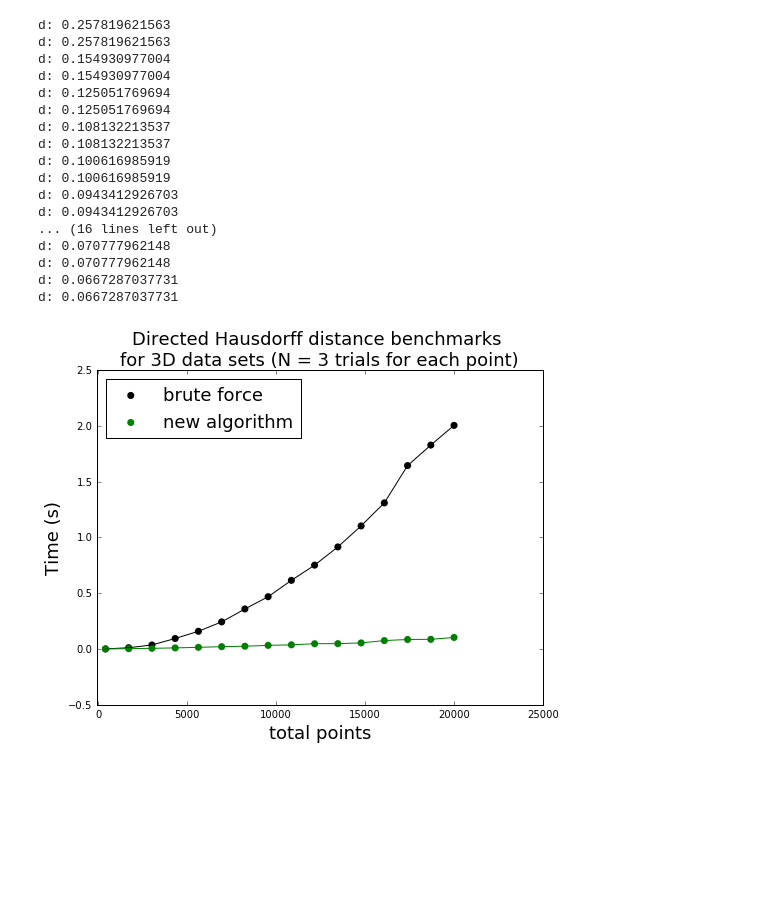
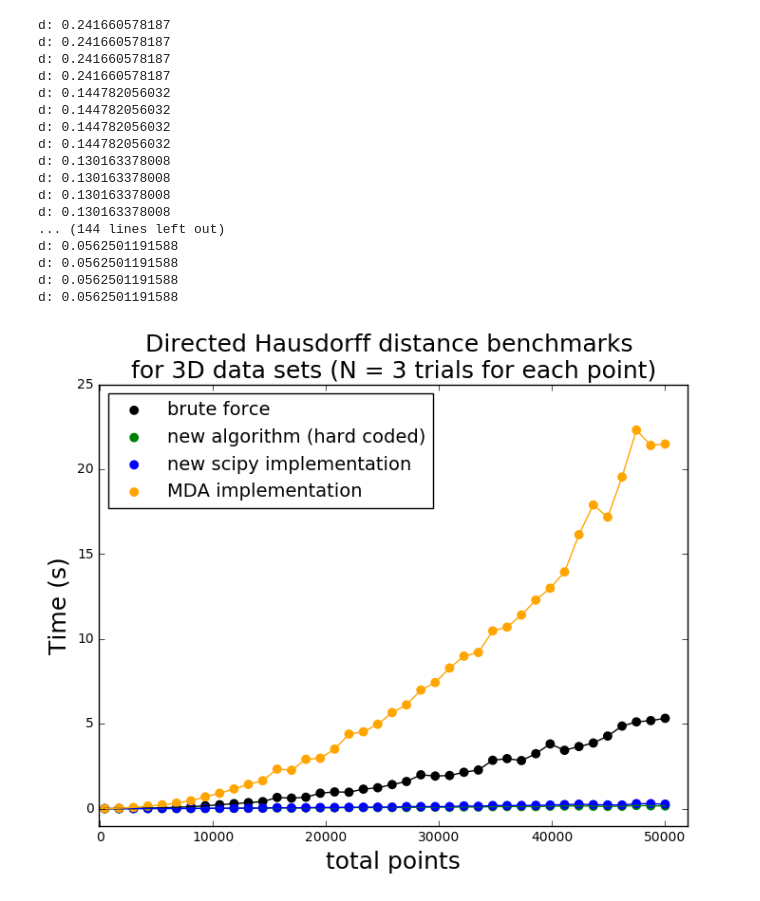
Before and after one commit to tylerjereddy/hausdorff_bench, a Jupyter notebook: hausdorff_bench.ipynb, the cells around one changed output. Cells and saved outputs as stored; diff of their text form; code cells hidden in the pictures; blank space fills up the shorter version.

Commit message:
Updated benchmarks to include MDA algorithm, integrated scipy algorithm, and the hardcoded inner loop version of the latter.

```diff
--- a/hausdorff_bench.ipynb
+++ b/hausdorff_bench.ipynb
@@ -71,12 +75,6 @@ def directed_hausdorff(np.ndarray[np.float64_t, ndim =2] ar1, np.ndarray[np.floa
         if cmin > cmax and cmin != np.inf and break_occurred == 0:
             cmax = cmin
     return sqrt(cmax)
-# %%
-points_per_array = 400
-u = np.random.random((points_per_array, 3))
-v = np.random.random((points_per_array, 3))
-
-%lprun -f directed_hausdorff directed_hausdorff(u,v)
 # %%
 def test_approach(func, u, v, num_times = 3):
     times = []
@@ -91,7 +89,9 @@ def test_approach(func, u, v, num_times = 3):
 # interleave performance tests
 brute_times = []
 new_algorithm_times = []
-total_points = np.linspace(400,20000,num=16)
+scipy_algorithm_times = []
+MDA_algorithm_times = []
+total_points = np.linspace(400,50000,num=40)
 for point_total in total_points:
     points_per_array = int(point_total / 2)
     u = np.random.random((points_per_array, 3))
@@ -101,40 +101,53 @@ for point_total in total_points:
     brute_force_avg_time = test_approach(directed_hausdorff_brute_force, u, v, num_times = 3)
     brute_times.append(brute_force_avg_time)
 
-    # new algorithm bench
-    new_algorithm_avg_time = test_approach(directed_hausdorff, u, v, num_times = 3)
+    # new algorithm bench with hardcoding
+    new_algorithm_avg_time = test_approach(directed_hausdorff_hardcoded_3d, u, v, num_times = 3)
     new_algorithm_times.append(new_algorithm_avg_time)
+
+    # the scipy.spatial.distance implementation
+    scipy_algorithm_avg_time = test_approach(directed_hausdorff, u, v, num_times = 3)
+    scipy_algorithm_times.append(scipy_algorithm_avg_time)
+
+    # the transplanted MDAnalysis implementation
+    MDA_algorithm_avg_time = test_approach(MDA_hausdorff, u, v, num_times = 3)
+    MDA_algorithm_times.append(MDA_algorithm_avg_time)
 # %% [output]
-d: 0.257819621563
-d: 0.257819621563
-d: 0.154930977004
-d: 0.154930977004
-d: 0.125051769694
-d: 0.125051769694
-d: 0.108132213537
-d: 0.108132213537
-d: 0.100616985919
-d: 0.100616985919
-d: 0.0943412926703
-d: 0.0943412926703
-... (16 lines left out)
-d: 0.070777962148
-d: 0.070777962148
-d: 0.0667287037731
-d: 0.0667287037731
+d: 0.241660578187
+d: 0.241660578187
+d: 0.241660578187
+d: 0.241660578187
+d: 0.144782056032
+d: 0.144782056032
+d: 0.144782056032
+d: 0.144782056032
+d: 0.130163378008
+d: 0.130163378008
+d: 0.130163378008
+d: 0.130163378008
+... (144 lines left out)
+d: 0.0562501191588
+d: 0.0562501191588
+d: 0.0562501191588
+d: 0.0562501191588
 # %%
 fig = plt.figure()
 ax = fig.add_subplot('111')
 ax.scatter(total_points, brute_times, color = 'black', edgecolor='none', label = 'brute force', s = 50)
 ax.plot(total_points, brute_times, color = 'black')
-ax.scatter(total_points, new_algorithm_times, color = 'green', edgecolor='none', label = 'new algorithm', s = 50)
+ax.scatter(total_points, new_algorithm_times, color = 'green', edgecolor='none', label = 'new algorithm (hard coded)', s = 50)
 ax.plot(total_points, new_algorithm_times, color = 'green')
-ax.legend(loc=2, scatterpoints=1, fontsize=18)
+ax.scatter(total_points, scipy_algorithm_times, color = 'blue', edgecolor='none', label = 'new scipy implementation', s = 50)
+ax.plot(total_points, scipy_algorithm_times, color = 'blue')
+ax.scatter(total_points, MDA_algorithm_times, color = 'orange', edgecolor='none', label = 'MDA implementation', s = 50)
+ax.plot(total_points, MDA_algorithm_times, color = 'orange')
+ax.legend(loc=2, scatterpoints=1, fontsize=14)
 ax.set_ylabel('Time (s)', fontsize = 18)
 ax.set_xlabel('total points', fontsize = 18)
 ax.set_title('Directed Hausdorff distance benchmarks \nfor 3D data sets (N = 3 trials for each point)', fontsize = 18)
-ax.set_xlim(-100,25000)
+ax.set_xlim(-100,52000)
+ax.set_ylim(-1,25)
 fig.set_size_inches(8,6)
 fig.savefig('hausdorff_bench.png', dpi = 300)
 # %% [output]
-[figure, old version]
+[figure, new version]
```
Also changed, not shown: parts of 5 cells of this notebook.
